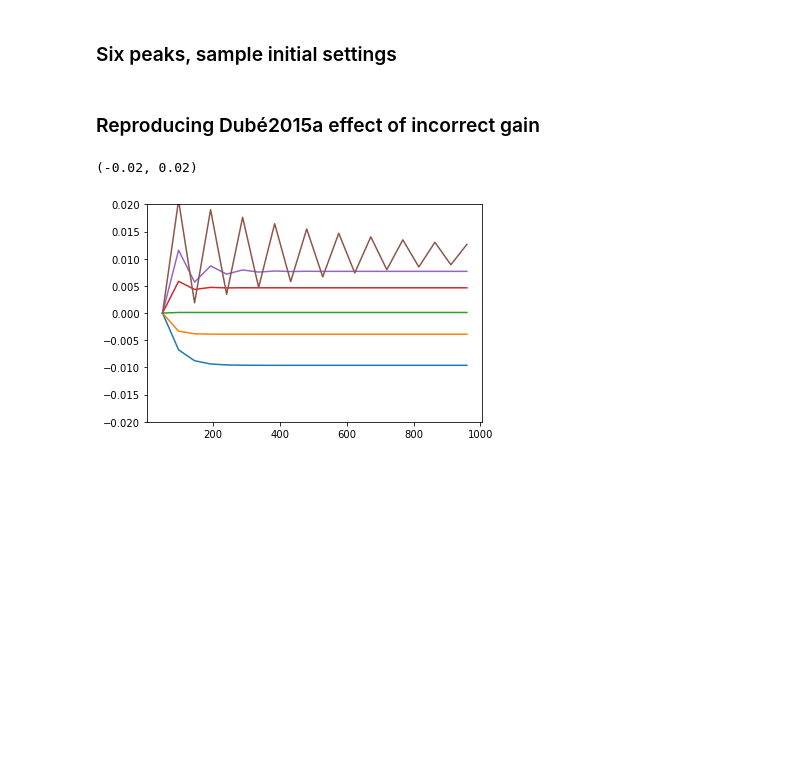
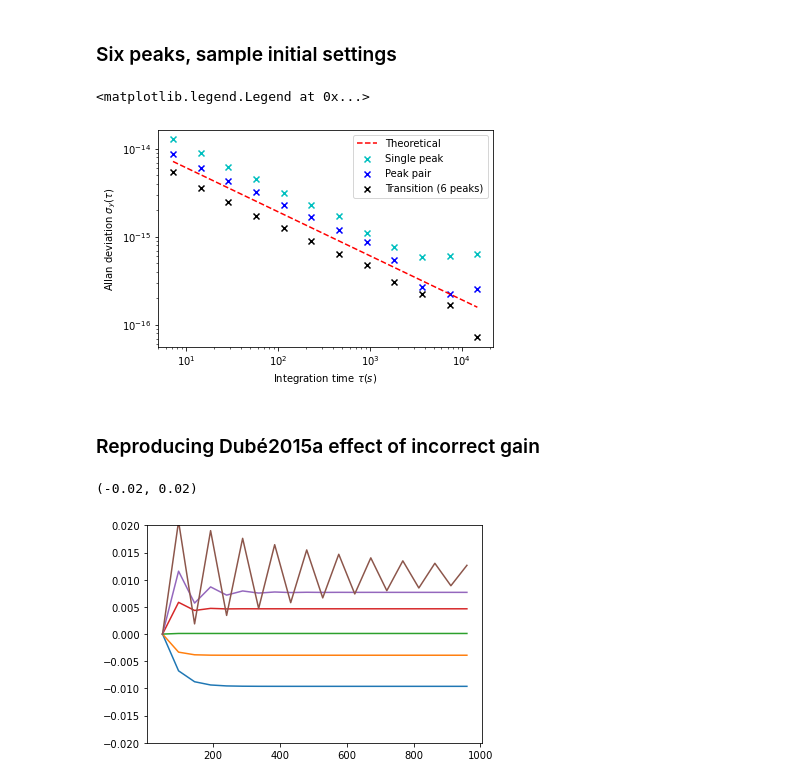
Before and after one commit to speug/srservosim, a Jupyter notebook: notebooks/servosimtests.ipynb, the cells around one changed output. Saved outputs shown, nothing was run; the diff lists cells and outputs as text; code cells hidden in the pictures; blank space fills up the shorter version.

Commit message:
6 peak sampling

```diff
--- a/notebooks/servosimtests.ipynb
+++ b/notebooks/servosimtests.ipynb
@@ -362,0 +359,17 @@ print(f"Sampled FWHM: {fwhm}, center: {popt[1]}")
+# %%
+(taus, adevs_c1, errors, ns) = allantools.oadev(eta_peaks[:, 0]/f0, data_type='freq', rate=1./(T_s * n_c))
+(_, adevs_p1, errors, ns) = allantools.oadev(eta_peak_centers[:, 0]/f0, data_type='freq', rate=1./(T_s * n_c))
+(_, adevs_t, errors, ns) = allantools.oadev(eta_trans/f0, data_type='freq', rate=1./(T_s * n_c))
+theoretical_adev = allan_deviation(0.25, kp, f0, T_c, taus)
+plt.scatter(taus, adevs_c1, color='c', marker='x', label="Single peak")
+plt.scatter(taus, adevs_p1, color='b', marker='x', label="Peak pair")
+plt.scatter(taus, adevs_t, color='k', marker='x', label="Transition (6 peaks)")
+plt.plot(taus, theoretical_adev, color='r', linestyle='--', label="Theoretical")
+plt.ylabel(r"Allan deviation $\sigma_y(\tau)$")
+plt.xlabel(r"Integration time $\tau (s)$")
+plt.yscale("log")
+plt.xscale("log")
+plt.legend()
+# %% [output]
+<matplotlib.legend.Legend at 0x...>
+[figure, added]
```
Also changed, not shown: parts of 15 cells of this notebook, 1 other file.
